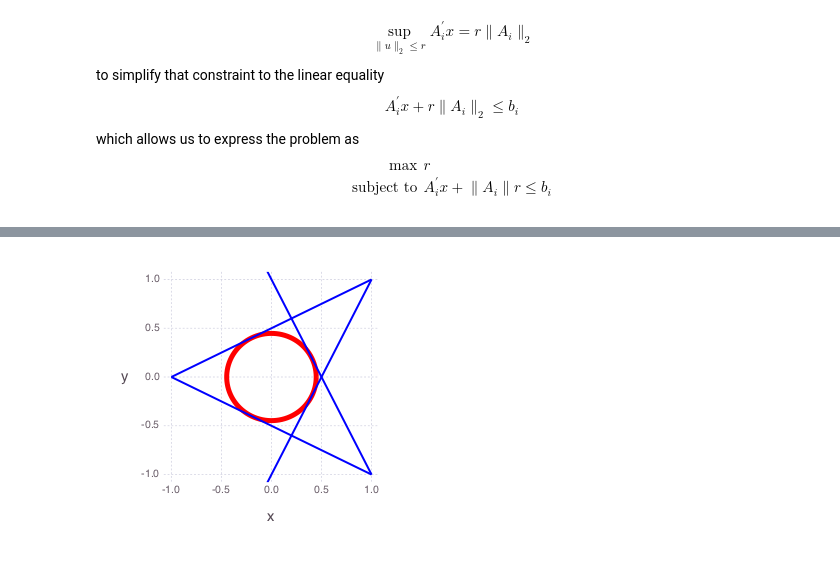
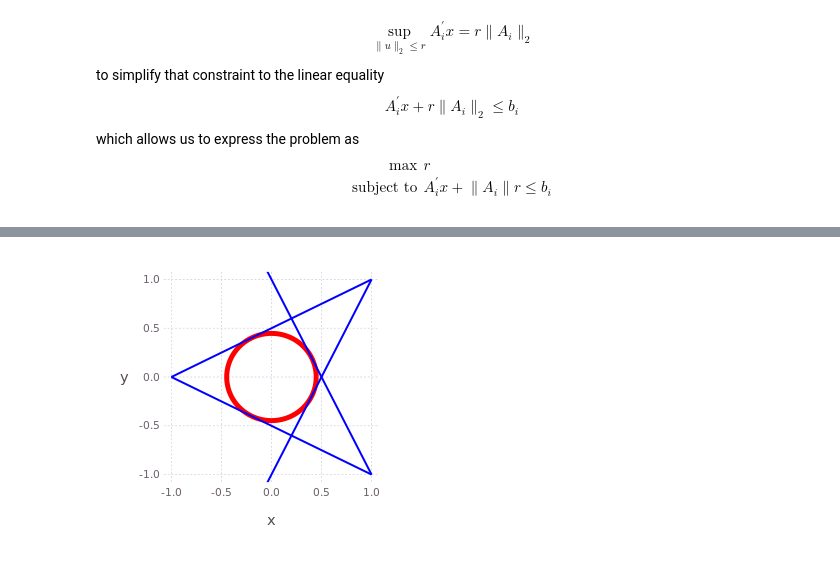
Before and after one commit to JuliaOpt/juliaopt-notebooks, a Jupyter notebook: notebooks/JuMP-ChebyshevCenter.ipynb, the cells around one changed output, grey strips where cells are left out. Cells and saved outputs as stored; diff of their text form; code cells hidden in the pictures.

```diff
--- a/notebooks/JuMP-ChebyshevCenter.ipynb
+++ b/notebooks/JuMP-ChebyshevCenter.ipynb
@@ -70,27 +68,27 @@ x: 1 dimensions:
 # %%
 # Use Gadfly to display the solution
 using Gadfly
 Gadfly.set_default_plot_size(8cm, 8cm)
 # Plot lines over [-1.5, 1.5]
 domain = linspace(-1, +1)
 # Plot circle across all angles
 θ = linspace(0,2π)
 plot(
 # a_1 x_1 + a_2 x_2 = b
 # --> x_2 = (b - a_1 x_1)/a_2
 [layer(x=domain,
        y=(b[i]-A[i][1]*domain)/A[i][2],
        Geom.line,
        Theme(line_width=2px,
-             default_color=color("blue"))) for i in 1:4]...,
+             default_color=colorant"blue")) for i in 1:4]...,
 # x_1' = x_1 + rθ
 # x_2' = x_2 + rθ
 layer(x=getValue(x[1]) + getValue(r)*cos(θ),
       y=getValue(x[1]) + getValue(r)*sin(θ),
       Geom.path,
       Theme(line_width=5px,
-            default_color=color("red"))),
-Scale.y_continuous(minvalue=-1,maxvalue=+1)
+            default_color=colorant"red")),
+Coord.Cartesian(ymin=-1,ymax=+1)
 )
 # %% [output]
-[figure, old version]
+[figure, new version]
```
Also changed, not shown: parts of 1 cell of this notebook, 21 other files.
